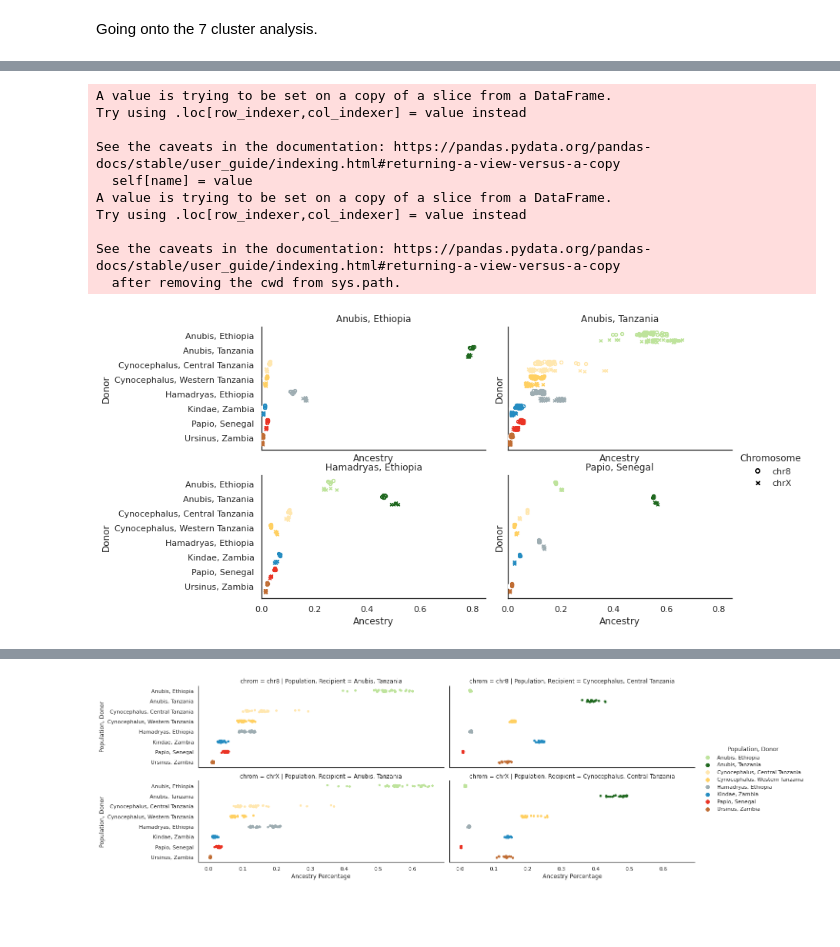
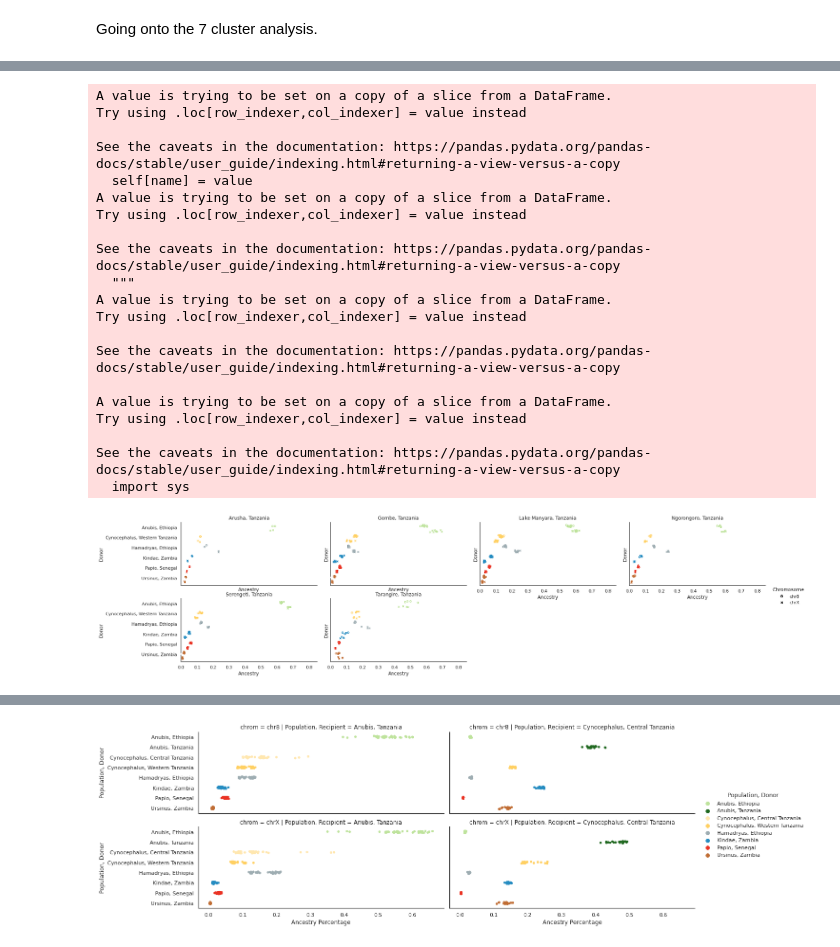
Before and after one commit to erikfogh/baboon_analysis, a Jupyter notebook: notebooks/paint11_fragment_counts.ipynb, the cells around one changed output, grey strips where cells are left out. Cells and saved outputs as stored; diff of their text form; code cells hidden in the pictures; blank space fills up the shorter version.

```diff
--- a/notebooks/paint11_fragment_counts.ipynb
+++ b/notebooks/paint11_fragment_counts.ipynb
@@ -377,6 +425,5 @@ df_length_stats_8 = pd.read_csv("../results/length_stats_8_cluster.txt")
 # %%
 df_length_stats_8_ac = df_length_stats_8.loc[(df_length_stats_8.C_origin == "anubis_tanzania")
                                              | (df_length_stats_8.C_origin == "cyno_central")]
-df_length_stats_8_ac = df_length_stats_8_ac.sort_values(["population", "individual", "pop"])
 # %%
 df_length_stats_8_ac.to_csv("../results/length_stats_8_cluster_ac.txt", index=False)
@@ -504,21 +835,7 @@ plt.savefig("../figures/baboon_ancestry/ancestry_tanzania_7pop.png", dpi=300, bb
 # %%
-input_data = df_length_stats_8
+input_data = df_length_stats_7
 input_data.chrom = input_data.chrom.astype("category")
 input_data["Population, Donor"] = input_data["Population, Donor"].astype("category")
-
-def fun(a, b, markercat, markers, jitter=0.2, dodge=0.25, label=None, data=None, **kwargs):
-    offsets = dict((zip(data[markercat].cat.categories, np.linspace(-1, 1, len(data[markercat].cat.categories)))))
-    colors = dict(zip(data[b].cat.categories.values, sns.color_palette()))
-    ax = sns.stripplot(x=data[a], y=data[b],
-                       palette=sns.color_palette(['white']),
-                      )
-    for name, group in data.groupby(b):
-        sc = plt.scatter(group[a], np.array(
-                        group[b].cat.codes.values) + \
-                        jitter*np.random.random(size=len(group[b].cat.codes.values)) + \
-                        offsets[label]*dodge,
-                    color=colors[name],
-                    marker=markers[label], zorder=10, s=20)
 
 palette_subset = {key: color_dir[key] for key in sorted(input_data["Population, Donor"].unique())}
 palette = sns.color_palette(palette_subset.values())
@@ -526,7 +843,7 @@ markers = {'chr8':"$\u25EF$", 'chrX':"$\u00D7$"}
 
 with sns.color_palette(palette):
     g = sns.FacetGrid(col="Population, Recipient", hue="chrom", data=input_data,
-                      margin_titles=True, legend_out=True, aspect=2.5)
+                      margin_titles=True, legend_out=True, height=3, aspect=2, col_wrap=2)
     g.map_dataframe(fun, "Ancestry Percentage", "Population, Donor",
                     "chrom", markers, data=input_data # hue label and dictionary mapping "hues" to markers are required
                    )
@@ -534,12 +851,13 @@ with sns.color_palette(palette):
     for ax in g.axes.flat:
         plt.setp(ax.texts, text="") # remove the original texts, important to do this before setting titles
         g.set_titles(row_template = '{row_name}', col_template = '{col_name}')
+        g.set(xlim=(0, 0.85))
     # axix labels and rotated labels (this has to be in a separate for-loop)
+    plt.subplots_adjust(hspace=0.2, wspace=0.1)
     for ax in g.axes.flat:
         ax.set_xlabel('Ancestry')
         ax.set_ylabel('Donor')
         plt.setp(ax.texts, rotation="0")
-
     # build legend content manually
     label_handles = []
     for label, marker in sorted(markers.items()):
@@ -549,5 +867,5 @@ with sns.color_palette(palette):
                                                      label=label))
     # add legend
     g.add_legend(handles=label_handles, title="Chromosome", label_order=["chr8", "chrX"])
-plt.savefig("../figures/baboon_ancestry/ancestry_8pop.png", dpi=300, bbox_inches='tight')
+plt.savefig("../figures/baboon_ancestry/ancestry_tanzania_7pop.png", dpi=300, bbox_inches='tight')
 # %% [output]
@@ -562,49 +935,62 @@ array(['Anubis, Ethiopia', 'Anubis, Tanzania',
 # %%
-north = ['Anubis, Ethiopia', 'Anubis, Tanzania', 'Hamadryas, Ethiopia', 'Papio, Senegal']
-input_data = df_length_stats_8.loc[df_length_stats_8["Population, Recipient"].isin(north)]
-input_data.chrom = input_data.chrom.astype("category")
-input_data["Population, Donor"] = input_data["Population, Donor"].astype("category")
+order_all = ['Anubis, Tanzania']
 
-palette_subset = {key: color_dir[key] for key in sorted(input_data["Population, Donor"].unique())}
+input_data_sub = (df_length_stats_7.loc[df_length_stats_7["Population, Recipient"].isin(order_all)])
+input_data_sub.chrom = input_data_sub.chrom.astype("category")
+input_data_sub["Population, Donor"] = input_data_sub["Population, Donor"].astype("category")
+input_data_sub["Population, Location"] = input_data_sub["population"].astype("category")
+input_data_sub["Population, Donor"] = input_data_sub["Population, Donor"].cat.remove_unused_categories()
+
+palette_subset = {key: color_dir[key] for key in sorted(input_data_sub["Population, Donor"].unique())}
 palette = sns.color_palette(palette_subset.values())
 markers = {'chr8':"$\u25EF$", 'chrX':"$\u00D7$"}
 
 with sns.color_palette(palette):
-    g = sns.FacetGrid(col="Population, Recipient", hue="chrom", data=input_data,
-                      margin_titles=True, legend_out=True, aspect=2, col_wrap=2)
+    g = sns.FacetGrid(col="Population, Location", hue="chrom", data=input_data_sub,
+                      margin_titles=True, legend_out=True, height=3, aspect=2, col_wrap=4)
     g.map_dataframe(fun, "Ancestry Percentage", "Population, Donor",
                     "chrom", markers, data=input_data # hue label and dictionary mapping "hues" to markers are required
                    )
         # nice labels:
     for ax in g.axes.flat:
         plt.setp(ax.texts, text="") # remove the original texts, important to do this before setting titles
         g.set_titles(row_template = '{row_name}', col_template = '{col_name}')
         g.set(xlim=(0, 0.85))
     # axix labels and rotated labels (this has to be in a separate for-loop)
     plt.subplots_adjust(hspace=0.2, wspace=0.1)
     for ax in g.axes.flat:
         ax.set_xlabel('Ancestry')
         ax.set_ylabel('Donor')
         plt.setp(ax.texts, rotation="0")
     # build legend content manually
     label_handles = []
     for label, marker in sorted(markers.items()):
         label_handles.append(matplotlib.lines.Line2D([], [], color='black',
                                                      marker=marker, linestyle='None',
                                                      # markersize=10,
                                                      label=label))
     # add legend
     g.add_legend(handles=label_handles, title="Chromosome", label_order=["chr8", "chrX"])
-plt.savefig("../figures/baboon_ancestry/ancestry_8pop_north.png", dpi=300, bbox_inches='tight')
+plt.savefig("../figures/baboon_ancestry/ancestry_7pop_anubis_samples.png", dpi=300, bbox_inches='tight')
 # %% [output]
 A value is trying to be set on a copy of a slice from a DataFrame.
 Try using .loc[row_indexer,col_indexer] = value instead
 
 See the caveats in the documentation: https://pandas.pydata.org/pandas-docs/stable/user_guide/indexing.html#returning-a-view-versus-a-copy
   self[name] = value
 A value is trying to be set on a copy of a slice from a DataFrame.
 Try using .loc[row_indexer,col_indexer] = value instead
 
 See the caveats in the documentation: https://pandas.pydata.org/pandas-docs/stable/user_guide/indexing.html#returning-a-view-versus-a-copy
-  after removing the cwd from sys.path.
+  """
+A value is trying to be set on a copy of a slice from a DataFrame.
+Try using .loc[row_indexer,col_indexer] = value instead
+
+See the caveats in the documentation: https://pandas.pydata.org/pandas-docs/stable/user_guide/indexing.html#returning-a-view-versus-a-copy
+
+A value is trying to be set on a copy of a slice from a DataFrame.
+Try using .loc[row_indexer,col_indexer] = value instead
+
+See the caveats in the documentation: https://pandas.pydata.org/pandas-docs/stable/user_guide/indexing.html#returning-a-view-versus-a-copy
+  import sys
-[figure, old version]
+[figure, new version]
```
Also changed, not shown: parts of 23 cells of this notebook, 37 other files.
